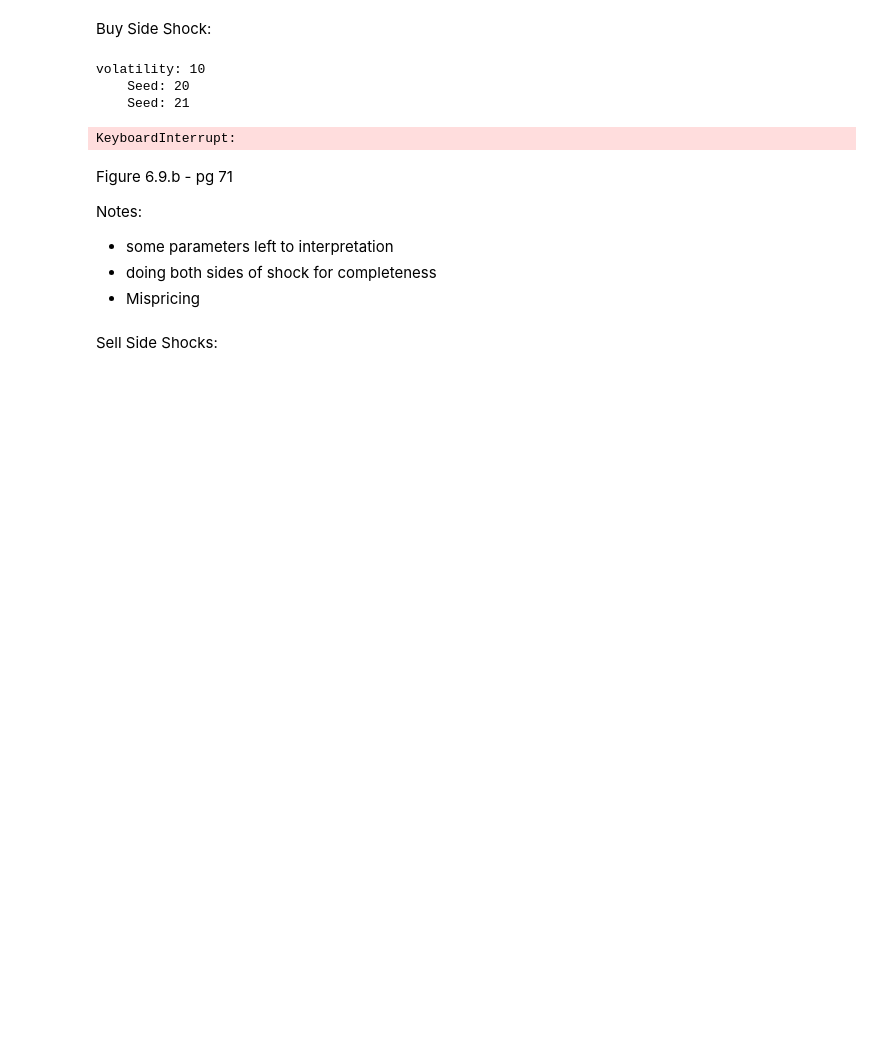
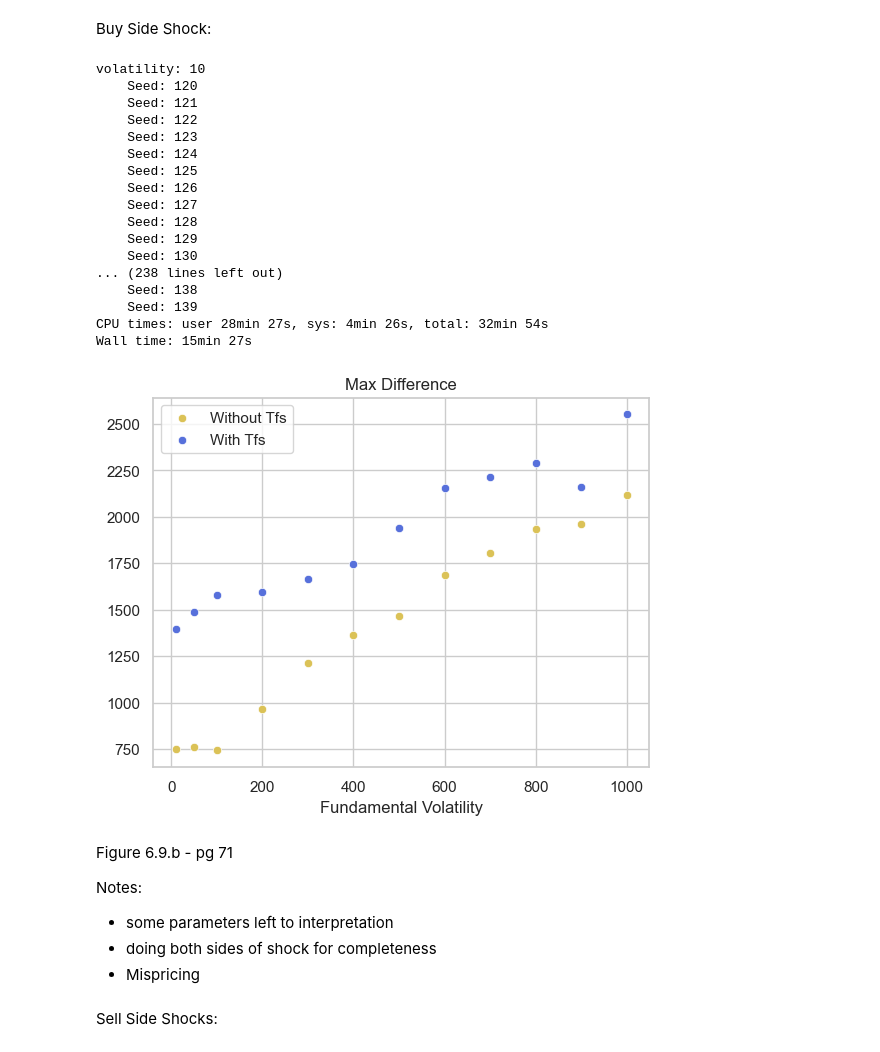
Before and after one commit to dipplestix/pymarketsim, a Jupyter notebook: recreation_6.5.ipynb, the cells around one changed output. Drawn from its saved outputs; the diff is of its cells as text; code cells hidden in the pictures; blank space fills up the shorter version.

```diff
--- a/recreation_6.5.ipynb
+++ b/recreation_6.5.ipynb
@@ -173,7 +178,7 @@ plot_trend = {}
 
 for volatility in [10, 50, 100, 200, 300, 400, 500, 600, 700, 800, 900, 1000]:
     print(f"volatility: {volatility}")
-    for seed in range(20, 30):
+    for seed in range(120, 140):
         print(f"    Seed: {seed}")
         sim_no_trend = ShockSimulator(
                 num_background_agents=66,
@@ -196,7 +201,7 @@ for volatility in [10, 50, 100, 200, 300, 400, 500, 600, 700, 800, 900, 1000]:
                 shock_interval = 125,
                 shock_volume = 50,
                 shock_side = BUY,
-                L = 4,
+                L = 5,
                 PI = 100.0,
                 texp = 50,
                 random_seed = seed,
@@ -238,7 +243,7 @@ for volatility in [10, 50, 100, 200, 300, 400, 500, 600, 700, 800, 900, 1000]:
                 shock_interval = 125,
                 shock_volume = 50,
                 shock_side = BUY,
-                L = 4,
+                L = 5,
                 PI = 100.0,
                 texp = 50,
                 random_seed = seed,
@@ -267,40 +272,52 @@ palette = sns.color_palette("hls", 8)
 
 X_nt = []
 Y_nt = []
 
 for k, v in plot_no_trend.items():
-
     X_nt.append(k)
-    Y_nt.append(v / 10)
+    Y_nt.append(v / 20)
 
 X_t = []
 Y_t = []
 
 for k, v in plot_trend.items():
-
     X_t.append(k)
-    Y_t.append(v / 10)
+    Y_t.append(v / 20)
 
 sns.scatterplot(x=X_nt, y=Y_nt, color=palette[1], label="Without Tfs")
 sns.scatterplot(x=X_t, y=Y_t, color=palette[5], label="With Tfs")
 
 # Set plot labels and title
 plt.xlabel('Fundamental Volatility')
 plt.ylabel('')
 plt.title('Max Difference')
 
 # Display legend
 plt.legend()
 
 base = "/Users/rishithseelam/Code/SURE-SRG/market-sim-py/results/fig_6.9.a/"
 
 # save plot
 plt.savefig(base + f"6.9.a_BUY.png")
 # %% [output]
 volatility: 10
-    Seed: 20
-    Seed: 21
+    Seed: 120
+    Seed: 121
+    Seed: 122
+    Seed: 123
+    Seed: 124
+    Seed: 125
+    Seed: 126
+    Seed: 127
+    Seed: 128
+    Seed: 129
+    Seed: 130
+... (238 lines left out)
+    Seed: 138
+    Seed: 139
+CPU times: user 28min 27s, sys: 4min 26s, total: 32min 54s
+Wall time: 15min 27s
-KeyboardInterrupt:
+[figure, added]
 # %% [markdown]
 Figure 6.9.b - pg 71
 
```
Also changed, not shown: parts of 3 cells of this notebook, 16 other files.
